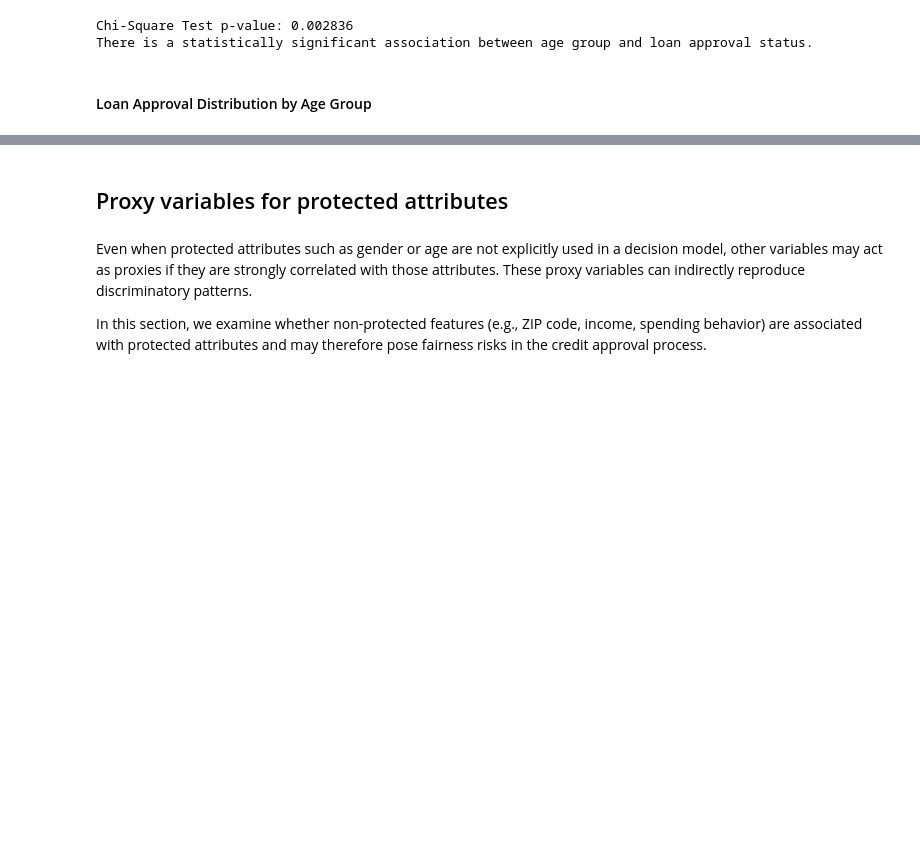
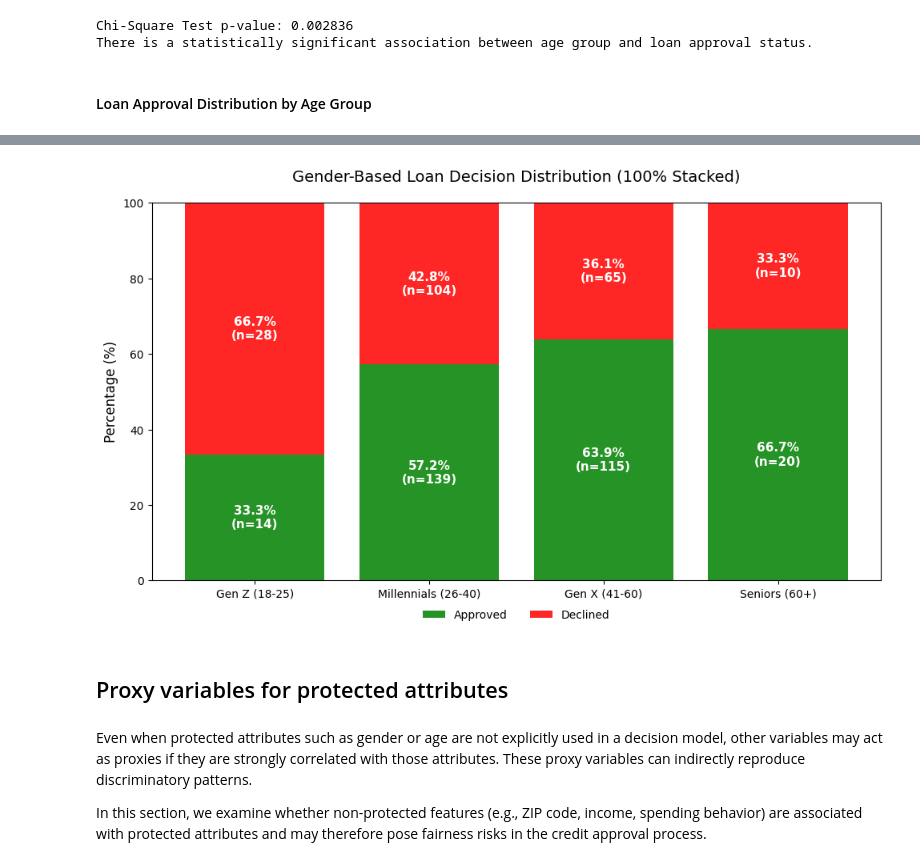
Before and after one commit to eveeichler/dego-project-team10, a Jupyter notebook: notebooks/02-data-analysis.ipynb, the cells around one changed output, grey strips where cells are left out. Cells and saved outputs as stored; diff of their text form; code cells hidden in the pictures; blank space fills up the shorter version.

Commit message:
Improve graph visualization and solve small issues

```diff
--- a/notebooks/02-data-analysis.ipynb
+++ b/notebooks/02-data-analysis.ipynb
@@ -455,3 +435,59 @@ plt.show()
+# %%
+# compute percentage distribution per age group
+
+contingency_table_percent = contingency_table.div(contingency_table.sum(axis=1), axis=0) * 100
+
+
+# sort columns so approval comes first
+
+contingency_table_percent = contingency_table_percent.sort_index(axis=1, ascending=False)
+
+# rename for easier reading
+
+contingency_table_percent = contingency_table_percent.rename(
+    columns={True: "Approved", False: "Declined", "True": "Approved", "False": "Declined"}
+)
+
+# add label
+
+labels = contingency_table_percent.index
+approved_pct = contingency_table_percent["Approved"]
+declined_pct = contingency_table_percent["Declined"]
+
+approved_cnt = contingency_table["Approved"]
+declined_cnt = contingency_table["Declined"]
+
+fig, ax = plt.subplots(figsize=(10, 6))
+
+# 100% stacked bars
+ax.bar(labels, approved_pct, label="Approved", color="green", alpha=0.85)
+ax.bar(labels, declined_pct, bottom=approved_pct, label="Declined", color="red", alpha=0.85)
+
+# labels inside bars
+for i in range(len(labels)):
+    ax.text(
+        i, approved_pct.iloc[i] / 2,
+        f"{approved_pct.iloc[i]:.1f}%\n(n={int(approved_cnt.iloc[i])})",
+        ha="center", va="center", color="white", fontweight="bold", fontsize=11
+    )
+
+    ax.text(
+        i, approved_pct.iloc[i] + declined_pct.iloc[i] / 2,
+        f"{declined_pct.iloc[i]:.1f}%\n(n={int(declined_cnt.iloc[i])})",
+        ha="center", va="center", color="white", fontweight="bold", fontsize=11
+    )
+
+# final details
+
+ax.set_ylabel("Percentage (%)", fontsize=12)
+ax.set_title("Gender-Based Loan Decision Distribution (100% Stacked)", fontsize=14, pad=20)
+ax.set_ylim(0, 100)
+ax.legend(loc="upper center", bbox_to_anchor=(0.5, -0.05), ncol=2, frameon=False)
+
+plt.tight_layout()
+plt.show()
+# %% [output]
+[figure, added]
 # %% [markdown]
 ## Proxy variables for protected attributes
 # %% [markdown]
```
Also changed, not shown: parts of 10 cells of this notebook.
